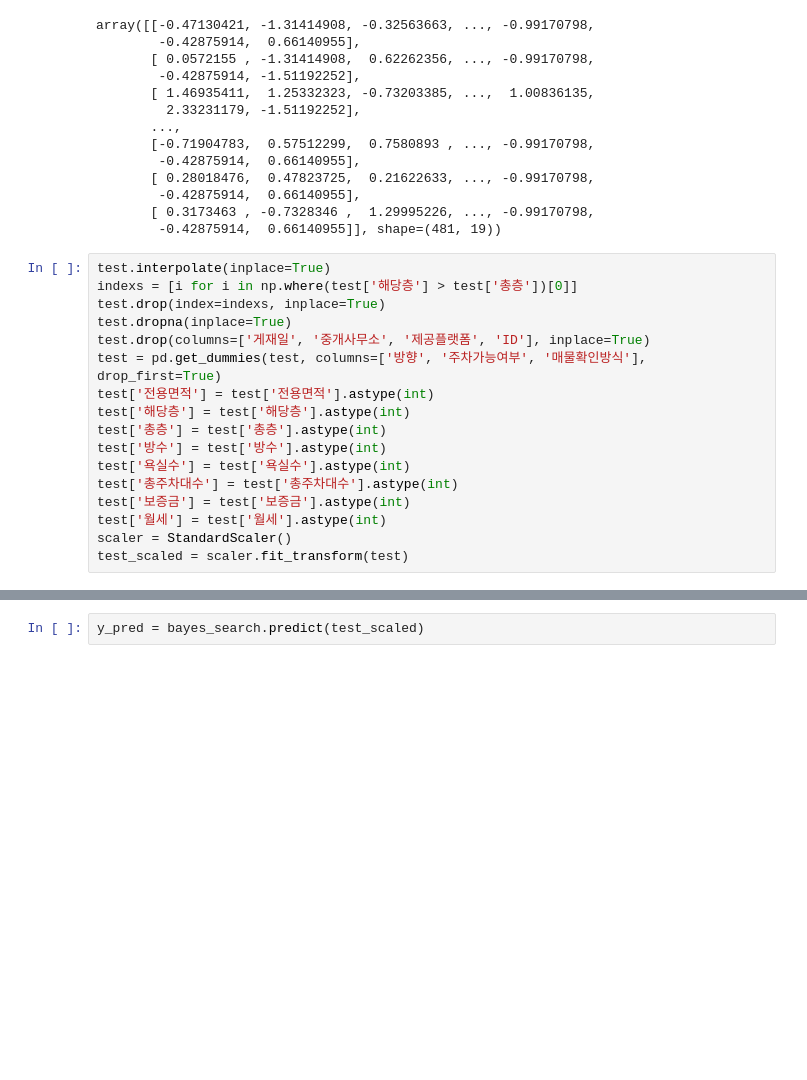
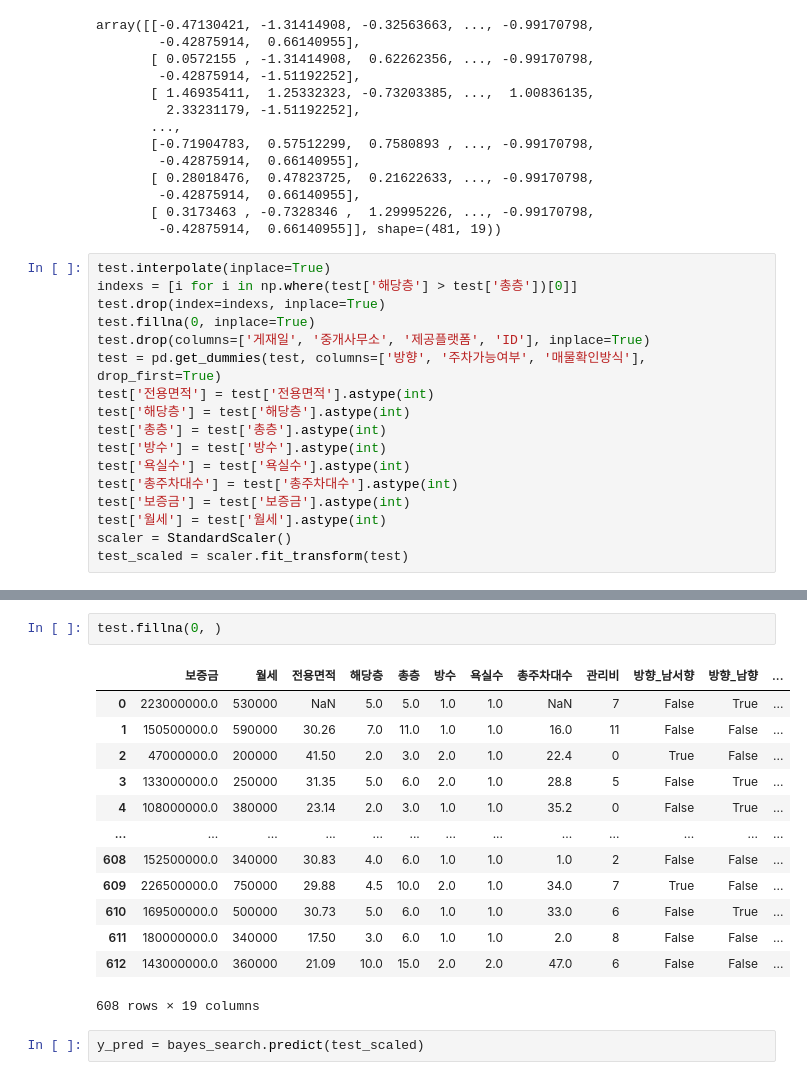
Before and after one commit to KU-WM/Python-Start, a Jupyter notebook: Ch09/machine_learning.ipynb, the cells around one changed output, grey strips where cells are left out. Drawn from its saved outputs; the diff is of its cells as text; blank space fills up the shorter version.

```diff
--- a/Ch09/machine_learning.ipynb
+++ b/Ch09/machine_learning.ipynb
@@ -1205,7 +1205,7 @@ array([[-0.47130421, -1.31414908, -0.32563663, ..., -0.99170798,
 test.interpolate(inplace=True)
 indexs = [i for i in np.where(test['해당층'] > test['총층'])[0]]
 test.drop(index=indexs, inplace=True)
-test.dropna(inplace=True)
+test.fillna(0, inplace=True)
 test.drop(columns=['게재일', '중개사무소', '제공플랫폼', 'ID'], inplace=True)
 test = pd.get_dummies(test, columns=['방향', '주차가능여부', '매물확인방식'], drop_first=True)
 test['전용면적'] = test['전용면적'].astype(int)
@@ -1221,3 +1240,19 @@ test_scaled = scaler.fit_transform(test)
+# %%
+test.fillna(0, )
+# %% [output]
+|  | 보증금 | 월세 | 전용면적 | 해당층 | 총층 | 방수 | 욕실수 | 총주차대수 | 관리비 | 방향_남서향 | 방향_남향 | ... |
+| 0 | 223000000.0 | 530000 | NaN | 5.0 | 5.0 | 1.0 | 1.0 | NaN | 7 | False | True | ... |
+| 1 | 150500000.0 | 590000 | 30.26 | 7.0 | 11.0 | 1.0 | 1.0 | 16.0 | 11 | False | False | ... |
+| 2 | 47000000.0 | 200000 | 41.50 | 2.0 | 3.0 | 2.0 | 1.0 | 22.4 | 0 | True | False | ... |
+| 3 | 133000000.0 | 250000 | 31.35 | 5.0 | 6.0 | 2.0 | 1.0 | 28.8 | 5 | False | True | ... |
+| 4 | 108000000.0 | 380000 | 23.14 | 2.0 | 3.0 | 1.0 | 1.0 | 35.2 | 0 | False | True | ... |
+| ... | ... | ... | ... | ... | ... | ... | ... | ... | ... | ... | ... | ... |
+| 608 | 152500000.0 | 340000 | 30.83 | 4.0 | 6.0 | 1.0 | 1.0 | 1.0 | 2 | False | False | ... |
+| 609 | 226500000.0 | 750000 | 29.88 | 4.5 | 10.0 | 2.0 | 1.0 | 34.0 | 7 | True | False | ... |
+| 610 | 169500000.0 | 500000 | 30.73 | 5.0 | 6.0 | 1.0 | 1.0 | 33.0 | 6 | False | True | ... |
+| 611 | 180000000.0 | 340000 | 17.50 | 3.0 | 6.0 | 1.0 | 1.0 | 2.0 | 8 | False | False | ... |
+| 612 | 143000000.0 | 360000 | 21.09 | 10.0 | 15.0 | 2.0 | 2.0 | 47.0 | 6 | False | False | ... |
+608 rows × 19 columns
 # %%
 y_pred = bayes_search.predict(test_scaled)
 # %% [output]
```
Also changed, not shown: parts of 1 cell of this notebook, 1 other file.
